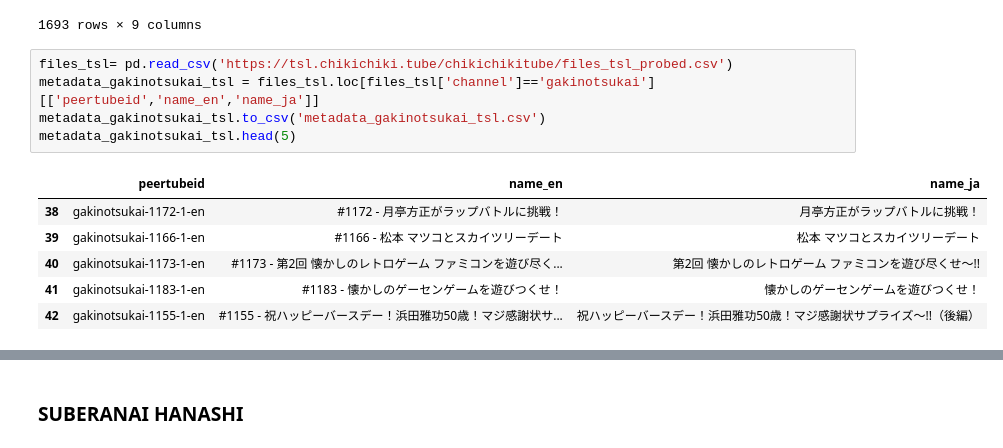
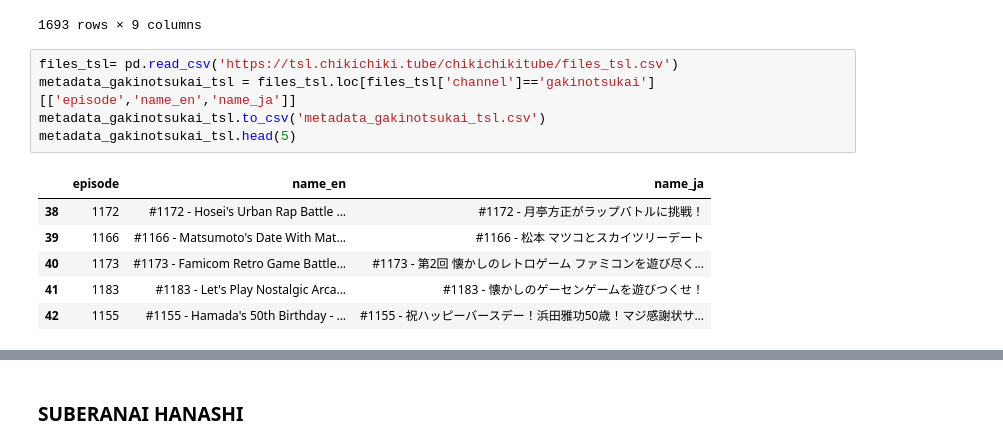
Before and after one commit to chikichikitube/metadata, a Jupyter notebook: src/metadata.ipynb, the cells around one changed output, grey strips where cells are left out. Drawn from its saved outputs; the diff is of its cells as text.

```diff
--- a/src/metadata.ipynb
+++ b/src/metadata.ipynb
@@ -222,14 +222,14 @@ metadata_gakinotsukai
 | 1697 | 1635 | 2022-12-18 | クイズ貴乃花の100のこと‼名物企画に元平成の大横綱が参戦‼ | NaN | 2022-12-18-1 | クイズ貴乃花の100のこと‼名物企画に元平成の大横綱が参戦‼知られ... | gakinotsukai | GAKI NO TSUKAI | ダウンタウンのガキの使いやあらへんで!! |
 1693 rows × 9 columns
 # %%
-files_tsl= pd.read_csv('https://tsl.chikichiki.tube/chikichikitube/files_tsl_probed.csv')
-metadata_gakinotsukai_tsl = files_tsl.loc[files_tsl['channel']=='gakinotsukai'][['peertubeid','name_en','name_ja']]
+files_tsl= pd.read_csv('https://tsl.chikichiki.tube/chikichikitube/files_tsl.csv')
+metadata_gakinotsukai_tsl = files_tsl.loc[files_tsl['channel']=='gakinotsukai'][['episode','name_en','name_ja']]
 metadata_gakinotsukai_tsl.to_csv('metadata_gakinotsukai_tsl.csv')
 metadata_gakinotsukai_tsl.head(5)
 # %% [output]
-|  | peertubeid | name_en | name_ja |
-| 38 | gakinotsukai-1172-1-en | #1172 - 月亭方正がラップバトルに挑戦！ | 月亭方正がラップバトルに挑戦！ |
-| 39 | gakinotsukai-1166-1-en | #1166 - 松本 マツコとスカイツリーデート | 松本 マツコとスカイツリーデート |
-| 40 | gakinotsukai-1173-1-en | #1173 - 第2回 懐かしのレトロゲーム ファミコンを遊び尽く... | 第2回 懐かしのレトロゲーム ファミコンを遊び尽くせ〜!! |
-| 41 | gakinotsukai-1183-1-en | #1183 - 懐かしのゲーセンゲームを遊びつくせ！ | 懐かしのゲーセンゲームを遊びつくせ！ |
-| 42 | gakinotsukai-1155-1-en | #1155 - 祝ハッピーバースデー！浜田雅功50歳！マジ感謝状サ... | 祝ハッピーバースデー！浜田雅功50歳！マジ感謝状サプライズ〜!!（後編） |
+|  | episode | name_en | name_ja |
+| 38 | 1172 | #1172 - Hosei's Urban Rap Battle ... | #1172 - 月亭方正がラップバトルに挑戦！ |
+| 39 | 1166 | #1166 - Matsumoto's Date With Mat... | #1166 - 松本 マツコとスカイツリーデート |
+| 40 | 1173 | #1173 - Famicom Retro Game Battle... | #1173 - 第2回 懐かしのレトロゲーム ファミコンを遊び尽く... |
+| 41 | 1183 | #1183 - Let's Play Nostalgic Arca... | #1183 - 懐かしのゲーセンゲームを遊びつくせ！ |
+| 42 | 1155 | #1155 - Hamada's 50th Birthday - ... | #1155 - 祝ハッピーバースデー！浜田雅功50歳！マジ感謝状サ... |
```
Also changed, not shown: parts of 4 cells of this notebook, 5 other files.
